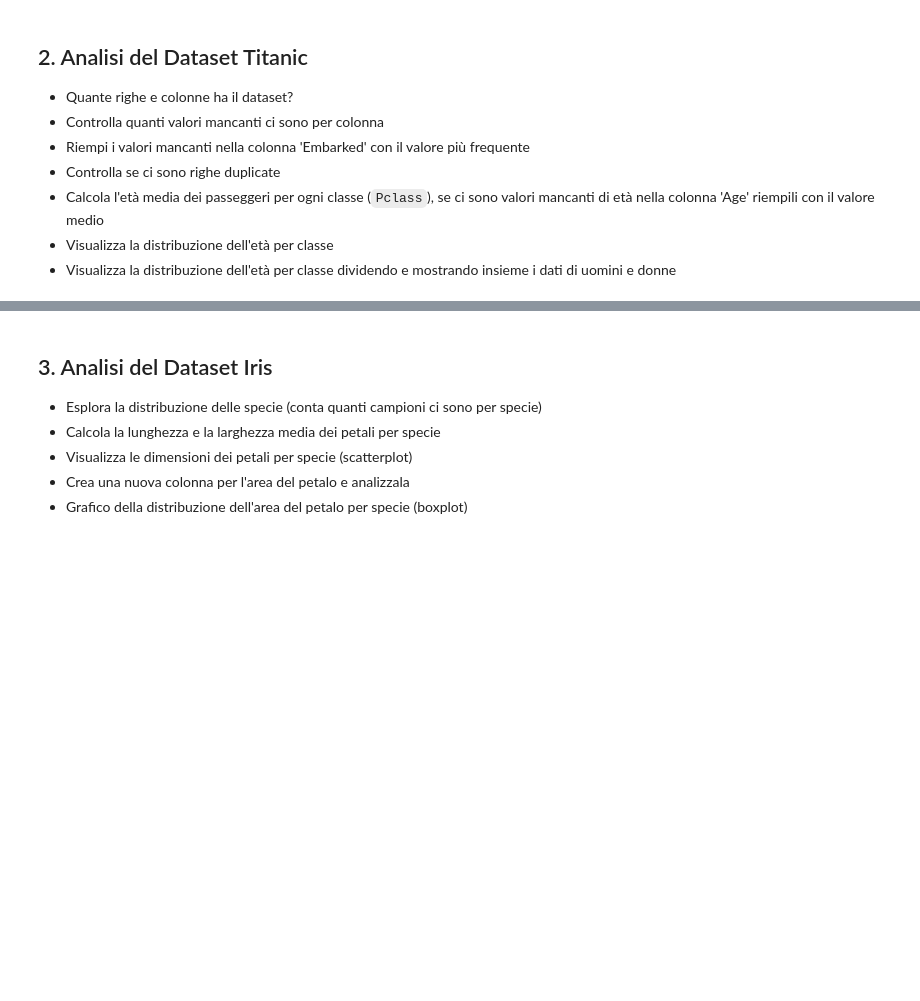
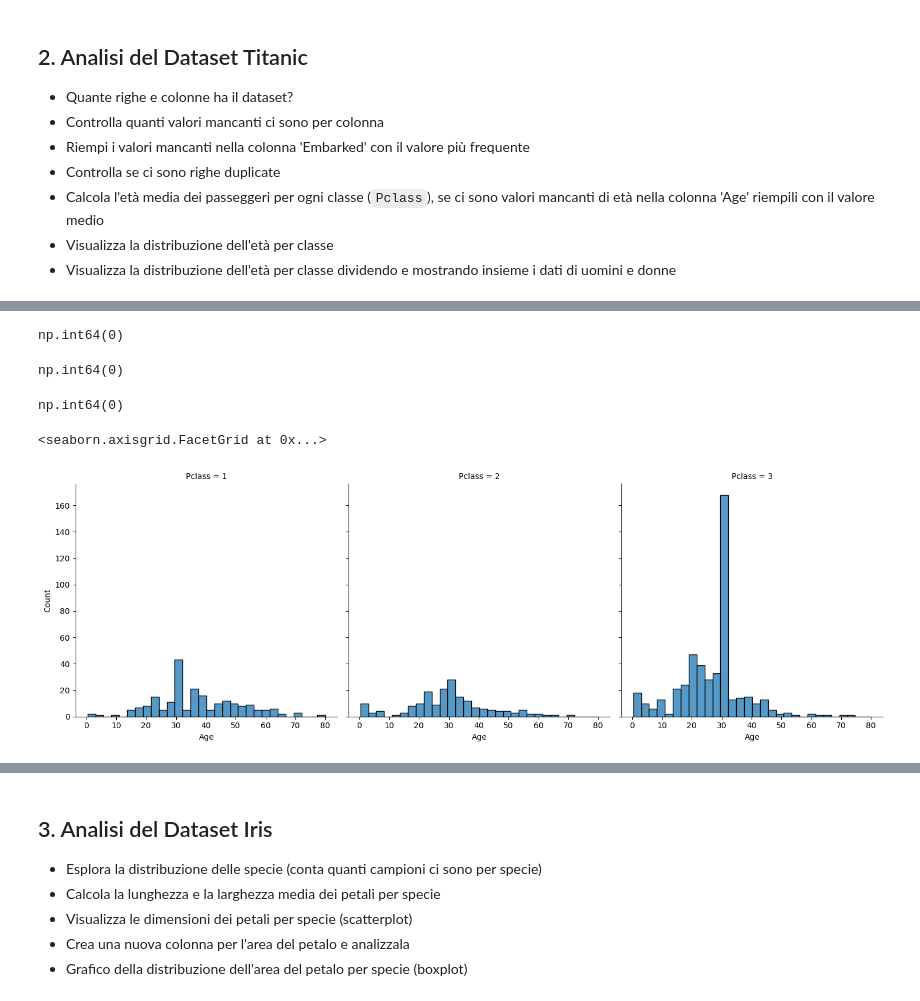
Before and after one commit to Franck-237/ProgrammingLab, a Jupyter notebook: Programming_lab2/5.4_Esercizi_lez_5.ipynb, the cells around one changed output, grey strips where cells are left out. Drawn from its saved outputs; the diff is of its cells as text; code cells hidden in the pictures; blank space fills up the shorter version.

```diff
--- a/Programming_lab2/5.4_Esercizi_lez_5.ipynb
+++ b/Programming_lab2/5.4_Esercizi_lez_5.ipynb
@@ -74,0 +103,34 @@ df.describe()
+# %%
+# x = df.sort_values(by= 'Embarked', ascending= False)['Embarked'].value_counts().first_valid_index()
+x = df['Embarked'].mode()[0]
+x
+
+df['Embarked'] = df['Embarked'].fillna(x)
+
+df['Embarked'].isna().sum()
+# %% [output]
+np.int64(0)
+# %%
+df.duplicated().sum()
+# %% [output]
+np.int64(0)
+# %%
+df.head(10)
+df['Age'].describe()
+
+medio = df.groupby('Pclass')['Age'].mean()
+medio
+
+md = df['Age'].mean()
+
+df['Age'] = df['Age'].fillna(md)
+df
+
+df['Age'].isna().sum()
+# %% [output]
+np.int64(0)
+# %%
+sns.displot(data=df, x='Age', col='Pclass', kind='hist')
+# %% [output]
+<seaborn.axisgrid.FacetGrid at 0x...>
+[figure, added]
```
Also changed, not shown: parts of 7 cells of this notebook.
